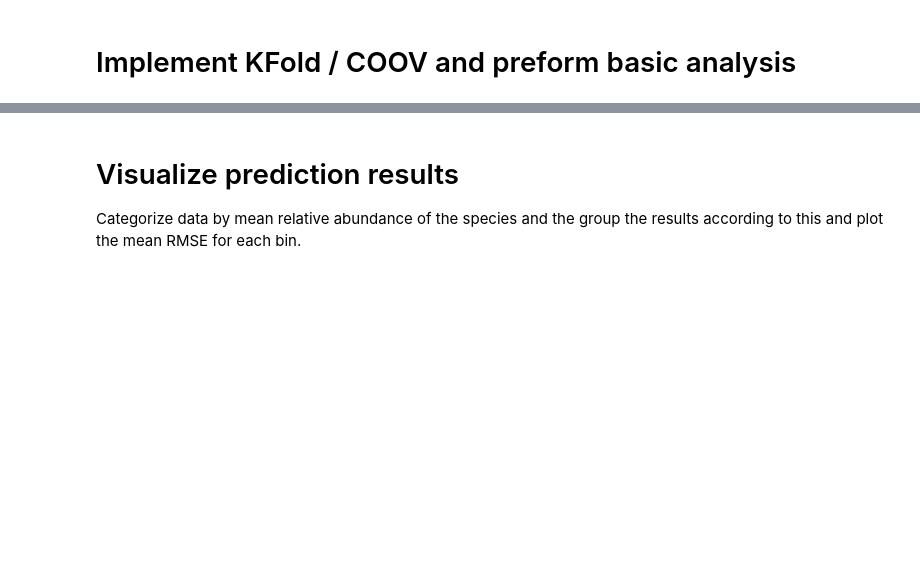
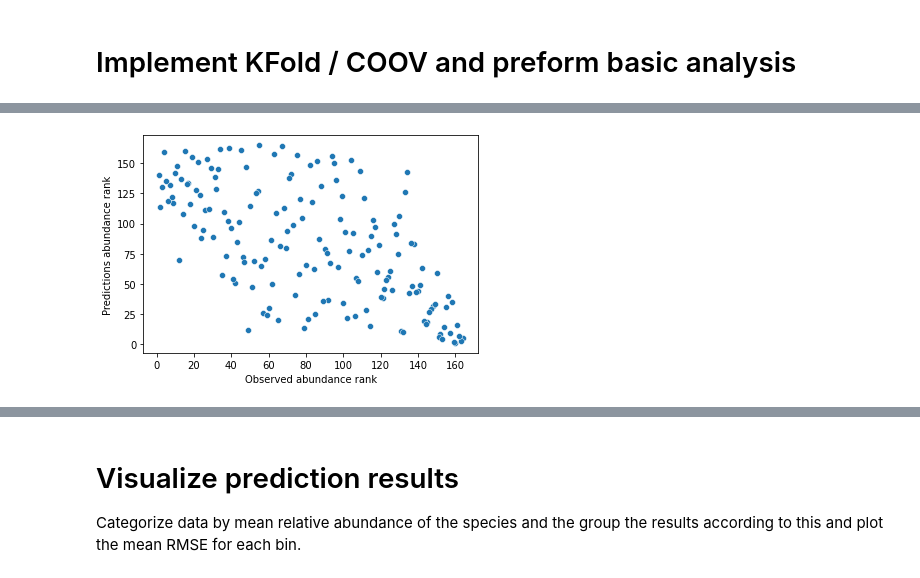
Before and after one commit to dhadas/microbiome_imputation, a Jupyter notebook: Fransoze_Basic_signal_Scaleup.ipynb, the cells around one changed output, grey strips where cells are left out. Saved outputs shown, nothing was run; the diff lists cells and outputs as text; code cells hidden in the pictures; blank space fills up the shorter version.

```diff
--- a/Fransoze_Basic_signal_Scaleup.ipynb
+++ b/Fransoze_Basic_signal_Scaleup.ipynb
@@ -313,0 +691,17 @@ rmse_df.head(10)
+# %%
+# We calculate the mean using only non-zero-samples in the original data
+# mask = (preds_df != 0)
+preds_mean_abundance_per_specie = preds_df.apply(lambda col: col.dropna().mean(), axis = 'index')
+preds_abundance_rank = mean_abundance_per_specie.rank().astype(int).sort_values()
+preds_abundance_rank.name = "Predictions abundance rank"
+# preds_abundance_rank
+
+obs = Y.copy()
+# mask = (obs != 0)
+obs_mean_abundance_per_specie = obs.apply(lambda col: col.dropna().mean(), axis = 'index')
+obs_abundance_rank = obs_mean_abundance_per_specie.rank().astype(int).sort_values()
+obs_abundance_rank.name = "Observed abundance rank"
+# obs_abundance_rank
+
+abundance_corrs = obs_abundance_rank.corr(preds_abundance_rank, method='spearman')
+abundance_corrs
@@ -313,0 +732,7 @@ rmse_df.head(10)
+# %%
+preds_abundance_rank.name = "Predictions abundance rank"
+# %%
+sns.scatterplot(x = obs_abundance_rank, y = preds_abundance_rank)
+plt.show()
+# %% [output]
+[figure, added]
```
Also changed, not shown: parts of 86 cells of this notebook, 10 other files.
